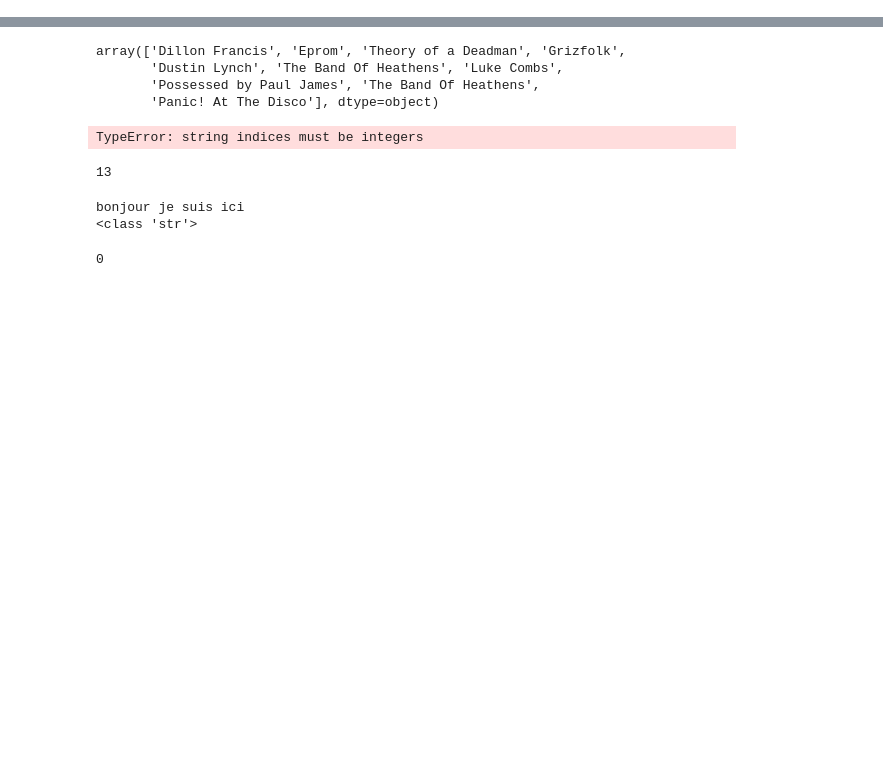
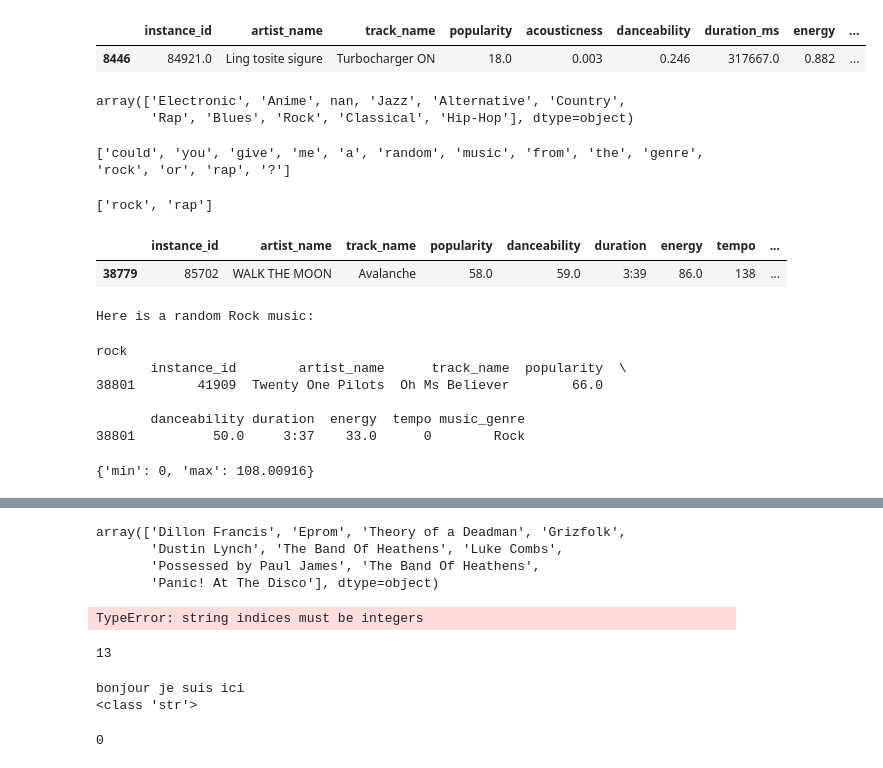
Before and after one commit to BenjaminDemouge/Hitbotx, a Jupyter notebook: tests.ipynb, the cells around one changed output, grey strips where cells are left out. Cells and saved outputs as stored; diff of their text form; code cells hidden in the pictures; blank space fills up the shorter version.

```diff
--- a/tests.ipynb
+++ b/tests.ipynb
@@ -4,0 +56,12 @@ import random as rd
+# %%
+df_random = df.sample(n=1)
+df_random
+# %% [output]
+|  | instance_id | artist_name | track_name | popularity | acousticness | danceability | duration_ms | energy | ... |
+| 8446 | 84921.0 | Ling tosite sigure | Turbocharger ON | 18.0 | 0.003 | 0.246 | 317667.0 | 0.882 | ... |
+# %%
+#display all the genre
+df['music_genre'].unique()
+# %% [output]
+array(['Electronic', 'Anime', nan, 'Jazz', 'Alternative', 'Country',
+       'Rap', 'Blues', 'Rock', 'Classical', 'Hip-Hop'], dtype=object)
@@ -4,0 +82,8 @@ import random as rd
+# %%
+sentence = "could you give me a random rock or rap music with a high energy?"
+sentence_2 = "could you give me a random music from the genre rock or rap?"
+sentence_3 = "could you give me a random music with a high energy and a high tempo?"
+words = clean_up_sentence(sentence_2)
+print(words)
+# %% [output]
+['could', 'you', 'give', 'me', 'a', 'random', 'music', 'from', 'the', 'genre', 'rock', 'or', 'rap', '?']
@@ -4,0 +104,39 @@ import random as rd
+# %%
+genres = clean_up_genre(sentence)
+print(genres)
+
+#check if genres is empty
+if len(genres) == 0:
+    genres = None
+
+if genres is not None:
+    df_random = df[df["music_genre"].str.lower().isin(genres)]
+    df_random = df_random.sample(n=1)
+
+df_random
+# %% [output]
+['rock', 'rap']
+|  | instance_id | artist_name | track_name | popularity | danceability | duration | energy | tempo | ... |
+| 38779 | 85702 | WALK THE MOON | Avalanche | 58.0 | 59.0 | 3:39 | 86.0 | 138 | ... |
+# %%
+music_genre_chosen = df_random["music_genre"].values[0]
+text = f"Here is a random {music_genre_chosen} music:"
+print(text)
+# %% [output]
+Here is a random Rock music:
+# %%
+if 'genre' in words:
+    if words[words.index('genre')+2] == 'or':
+        genre = [words[words.index('genre')+1],words[words.index('genre')+3]]
+    genre = [words[words.index('genre') + 1]]
+    print(genre)
+    df_random = df[df['music_genre'].str.lower() == genre[0].lower()]
+    df_random = df_random.sample(n=1)
+    print(df_random)
+# %% [output]
+rock
+       instance_id        artist_name      track_name  popularity  \
+38801        41909  Twenty One Pilots  Oh Ms Believer        66.0
+
+       danceability duration  energy  tempo music_genre
+38801          50.0     3:37    33.0      0        Rock
@@ -4,0 +200,6 @@ import random as rd
+# %%
+#test set_up_random_feature
+features = {'energy': 'high', 'tempo': 'low', 'popularity': 'medium'}
+set_up_random_feature(features, 'tempo')
+# %% [output]
+{'min': 0, 'max': 108.00916}
```
Also changed, not shown: parts of 12 cells of this notebook, 7 other files.
